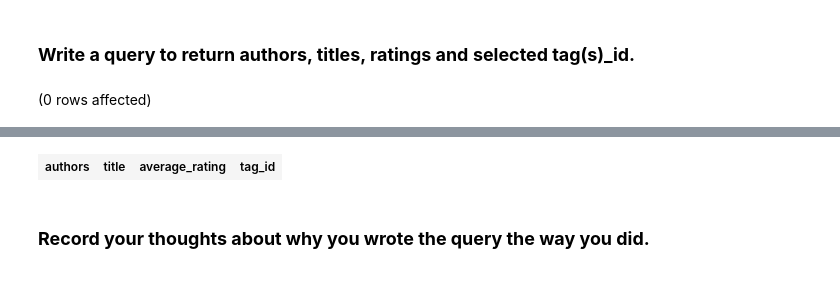
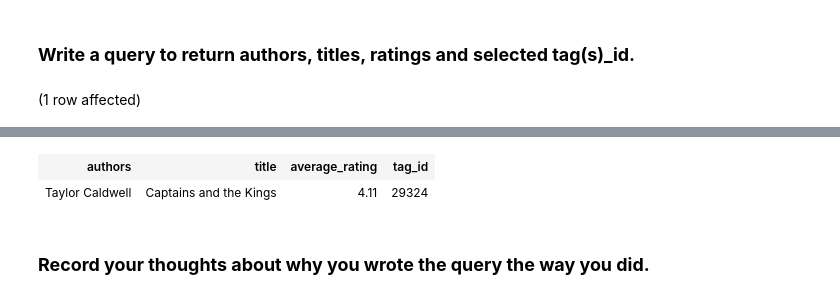
Before and after one commit to Kap19kp/LC-21-Studio, a Jupyter notebook: SQL-Part-3-Studio.ipynb, the cells around one changed output, grey strips where cells are left out. Saved outputs shown, nothing was run; the diff lists cells and outputs as text; code cells hidden in the pictures.

```diff
--- a/SQL-Part-3-Studio.ipynb
+++ b/SQL-Part-3-Studio.ipynb
@@ -68,7 +68,8 @@ female-author
 SELECT b.authors, b.title, b.average_rating, bt.tag_id
 FROM BooksDB.dbo.books as b
 JOIN BooksDB.dbo.book_tags as bt
-ON b.best_book_id = bt.tag_id
-WHERE bt.tag_id LIKE 29324;
+ON b.best_book_id = bt.goodreads_book_id
+WHERE bt.tag_id LIKE 29324
+ORDER by tag_id, average_rating DESC;
 # %% [output]
-(0 rows affected)
+(1 row affected)
@@ -76,4 +77,5 @@ Total execution time: 00:00:00.297
 | authors | title | average_rating | tag_id |
+| Taylor Caldwell | Captains and the Kings | 4.11 | 29324 |
 # %% [markdown]
 ### **Record your thoughts about why you wrote the query the way you did.**
 # %% [markdown]
```
Also changed, not shown: parts of 4 cells of this notebook.
